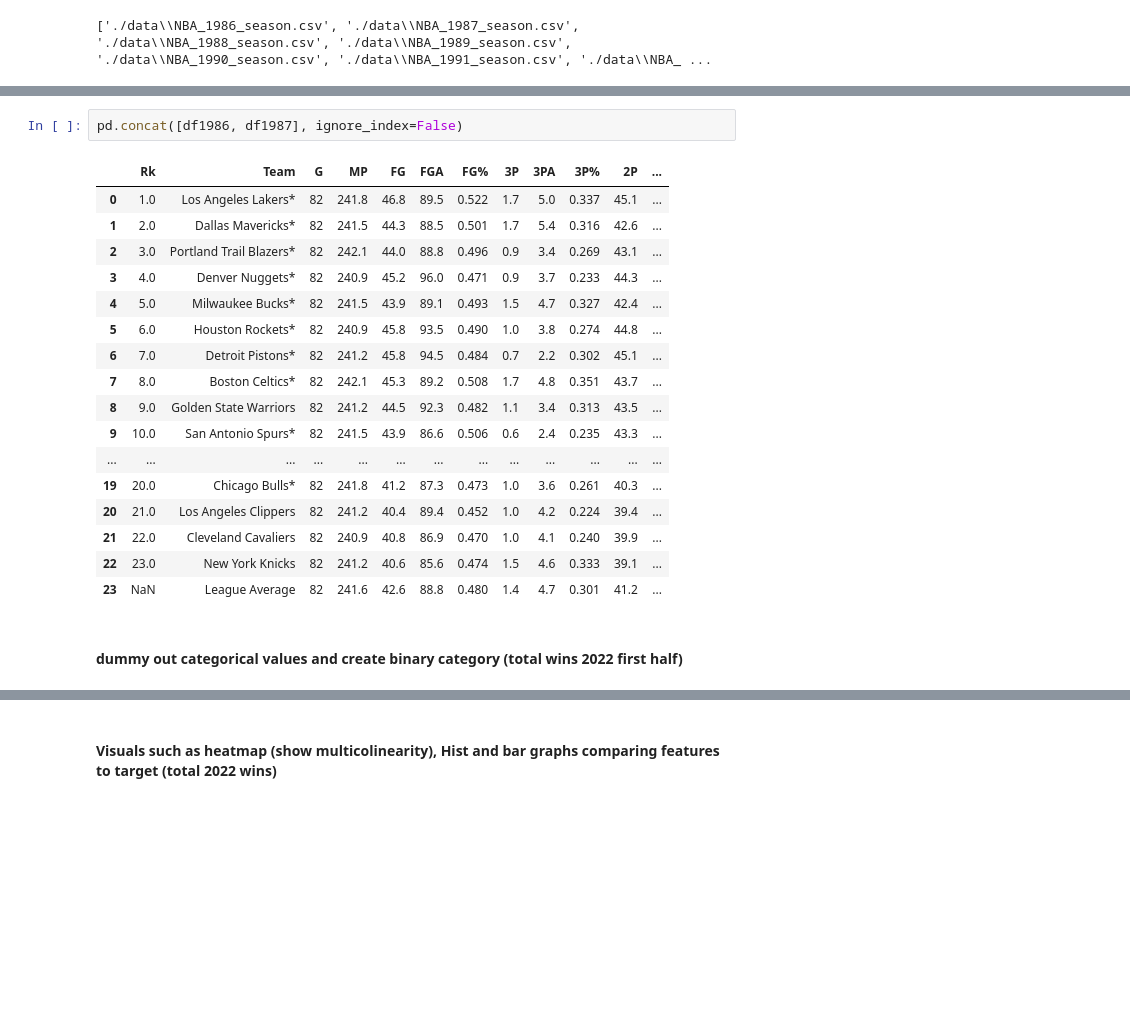
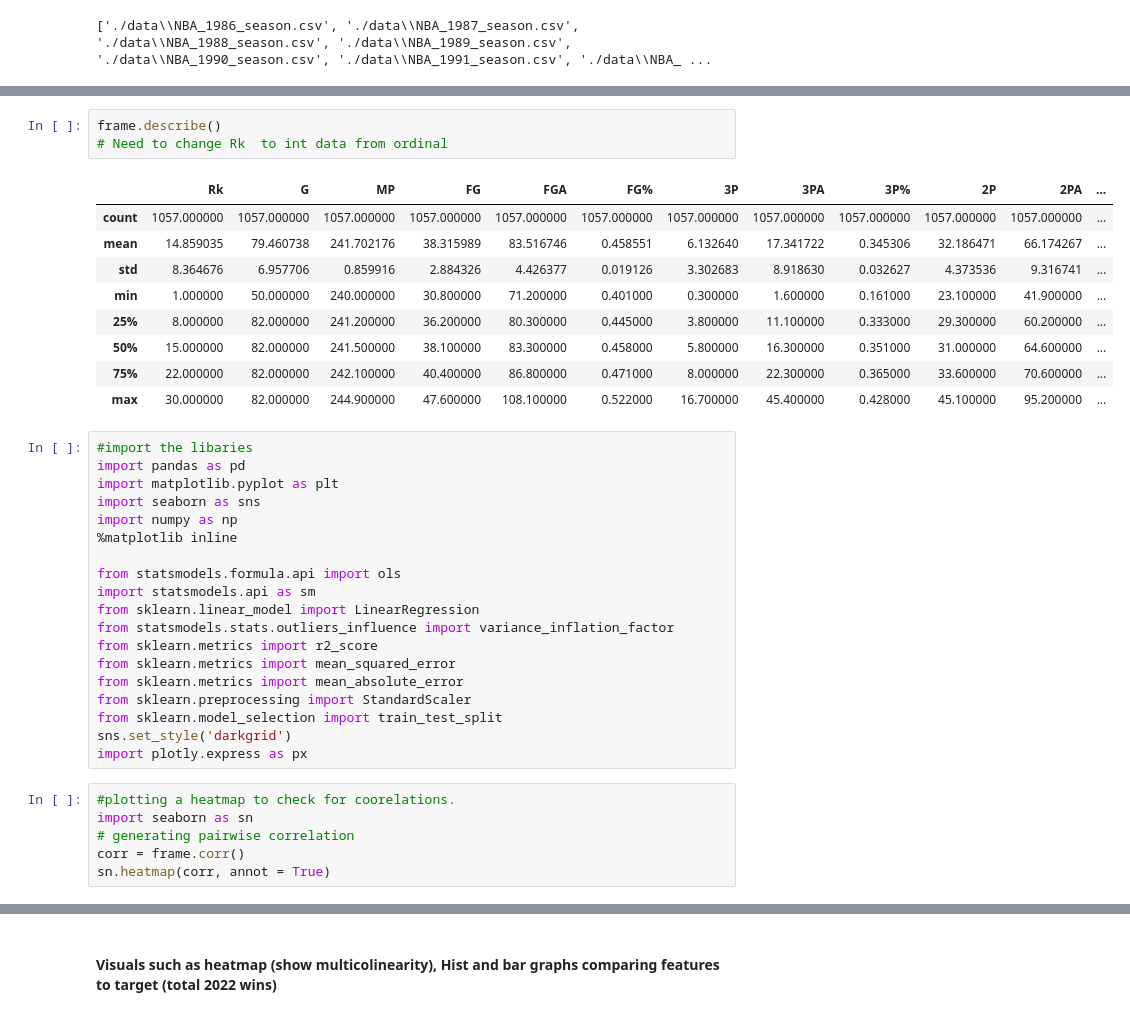
Before and after one commit to HarperJ102986/NBA_Season_Wins, a Jupyter notebook: NBA_Season_Wins.ipynb, the cells around one changed output, grey strips where cells are left out. Saved outputs shown, nothing was run; the diff lists cells and outputs as text; blank space fills up the shorter version.

```diff
--- a/NBA_Season_Wins.ipynb
+++ b/NBA_Season_Wins.ipynb
@@ -84,22 +134,38 @@ frame.shape
-# %%
-pd.concat([df1986, df1987], ignore_index=False)
-# %% [output]
-|  | Rk | Team | G | MP | FG | FGA | FG% | 3P | 3PA | 3P% | 2P | ... |
-| 0 | 1.0 | Los Angeles Lakers* | 82 | 241.8 | 46.8 | 89.5 | 0.522 | 1.7 | 5.0 | 0.337 | 45.1 | ... |
-| 1 | 2.0 | Dallas Mavericks* | 82 | 241.5 | 44.3 | 88.5 | 0.501 | 1.7 | 5.4 | 0.316 | 42.6 | ... |
-| 2 | 3.0 | Portland Trail Blazers* | 82 | 242.1 | 44.0 | 88.8 | 0.496 | 0.9 | 3.4 | 0.269 | 43.1 | ... |
-| 3 | 4.0 | Denver Nuggets* | 82 | 240.9 | 45.2 | 96.0 | 0.471 | 0.9 | 3.7 | 0.233 | 44.3 | ... |
-| 4 | 5.0 | Milwaukee Bucks* | 82 | 241.5 | 43.9 | 89.1 | 0.493 | 1.5 | 4.7 | 0.327 | 42.4 | ... |
-| 5 | 6.0 | Houston Rockets* | 82 | 240.9 | 45.8 | 93.5 | 0.490 | 1.0 | 3.8 | 0.274 | 44.8 | ... |
-| 6 | 7.0 | Detroit Pistons* | 82 | 241.2 | 45.8 | 94.5 | 0.484 | 0.7 | 2.2 | 0.302 | 45.1 | ... |
-| 7 | 8.0 | Boston Celtics* | 82 | 242.1 | 45.3 | 89.2 | 0.508 | 1.7 | 4.8 | 0.351 | 43.7 | ... |
-| 8 | 9.0 | Golden State Warriors | 82 | 241.2 | 44.5 | 92.3 | 0.482 | 1.1 | 3.4 | 0.313 | 43.5 | ... |
-| 9 | 10.0 | San Antonio Spurs* | 82 | 241.5 | 43.9 | 86.6 | 0.506 | 0.6 | 2.4 | 0.235 | 43.3 | ... |
-| ... | ... | ... | ... | ... | ... | ... | ... | ... | ... | ... | ... | ... |
-| 19 | 20.0 | Chicago Bulls* | 82 | 241.8 | 41.2 | 87.3 | 0.473 | 1.0 | 3.6 | 0.261 | 40.3 | ... |
-| 20 | 21.0 | Los Angeles Clippers | 82 | 241.2 | 40.4 | 89.4 | 0.452 | 1.0 | 4.2 | 0.224 | 39.4 | ... |
-| 21 | 22.0 | Cleveland Cavaliers | 82 | 240.9 | 40.8 | 86.9 | 0.470 | 1.0 | 4.1 | 0.240 | 39.9 | ... |
-| 22 | 23.0 | New York Knicks | 82 | 241.2 | 40.6 | 85.6 | 0.474 | 1.5 | 4.6 | 0.333 | 39.1 | ... |
-| 23 | NaN | League Average | 82 | 241.6 | 42.6 | 88.8 | 0.480 | 1.4 | 4.7 | 0.301 | 41.2 | ... |
-# %% [markdown]
-#### dummy out categorical values and create binary category (total wins 2022 first half)
+# %%
+frame.describe()
+# Need to change Rk  to int data from ordinal
+# %% [output]
+|  | Rk | G | MP | FG | FGA | FG% | 3P | 3PA | 3P% | 2P | 2PA | ... |
+| count | 1057.000000 | 1057.000000 | 1057.000000 | 1057.000000 | 1057.000000 | 1057.000000 | 1057.000000 | 1057.000000 | 1057.000000 | 1057.000000 | 1057.000000 | ... |
+| mean | 14.859035 | 79.460738 | 241.702176 | 38.315989 | 83.516746 | 0.458551 | 6.132640 | 17.341722 | 0.345306 | 32.186471 | 66.174267 | ... |
+| std | 8.364676 | 6.957706 | 0.859916 | 2.884326 | 4.426377 | 0.019126 | 3.302683 | 8.918630 | 0.032627 | 4.373536 | 9.316741 | ... |
+| min | 1.000000 | 50.000000 | 240.000000 | 30.800000 | 71.200000 | 0.401000 | 0.300000 | 1.600000 | 0.161000 | 23.100000 | 41.900000 | ... |
+| 25% | 8.000000 | 82.000000 | 241.200000 | 36.200000 | 80.300000 | 0.445000 | 3.800000 | 11.100000 | 0.333000 | 29.300000 | 60.200000 | ... |
+| 50% | 15.000000 | 82.000000 | 241.500000 | 38.100000 | 83.300000 | 0.458000 | 5.800000 | 16.300000 | 0.351000 | 31.000000 | 64.600000 | ... |
+| 75% | 22.000000 | 82.000000 | 242.100000 | 40.400000 | 86.800000 | 0.471000 | 8.000000 | 22.300000 | 0.365000 | 33.600000 | 70.600000 | ... |
+| max | 30.000000 | 82.000000 | 244.900000 | 47.600000 | 108.100000 | 0.522000 | 16.700000 | 45.400000 | 0.428000 | 45.100000 | 95.200000 | ... |
+# %%
+#import the libaries
+import pandas as pd
+import matplotlib.pyplot as plt
+import seaborn as sns
+import numpy as np
+%matplotlib inline
+
+from statsmodels.formula.api import ols
+import statsmodels.api as sm
+from sklearn.linear_model import LinearRegression
+from statsmodels.stats.outliers_influence import variance_inflation_factor
+from sklearn.metrics import r2_score
+from sklearn.metrics import mean_squared_error
+from sklearn.metrics import mean_absolute_error
+from sklearn.preprocessing import StandardScaler
+from sklearn.model_selection import train_test_split
+sns.set_style('darkgrid')
+import plotly.express as px
+# %%
+#plotting a heatmap to check for coorelations.
+import seaborn as sn
+# generating pairwise correlation
+corr = frame.corr()
+sn.heatmap(corr, annot = True)
```
Also changed, not shown: parts of 10 cells of this notebook, 1 other file.
